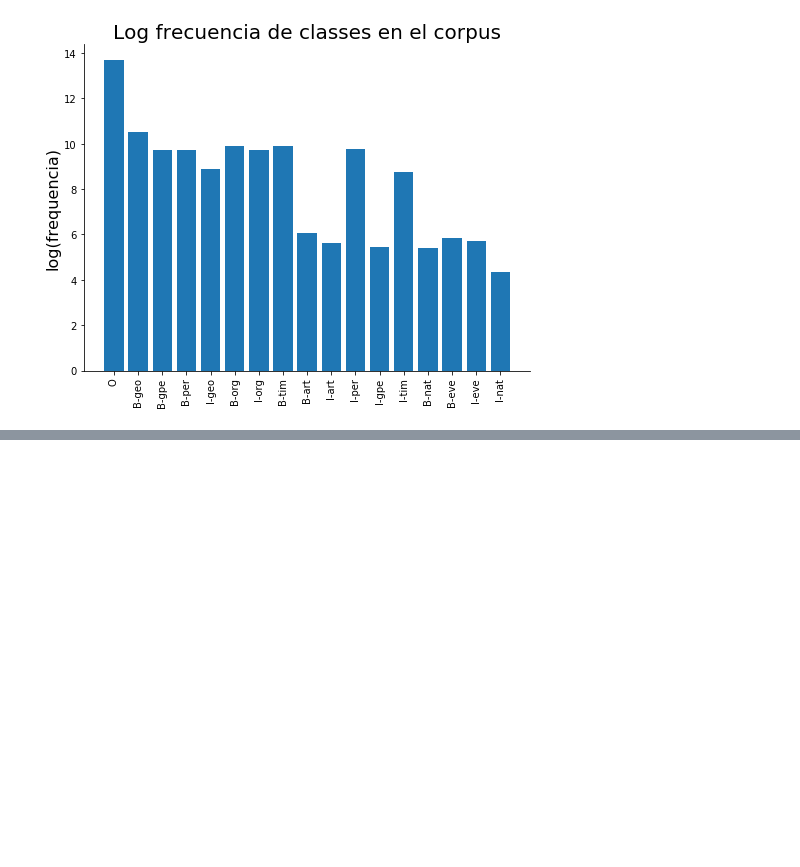
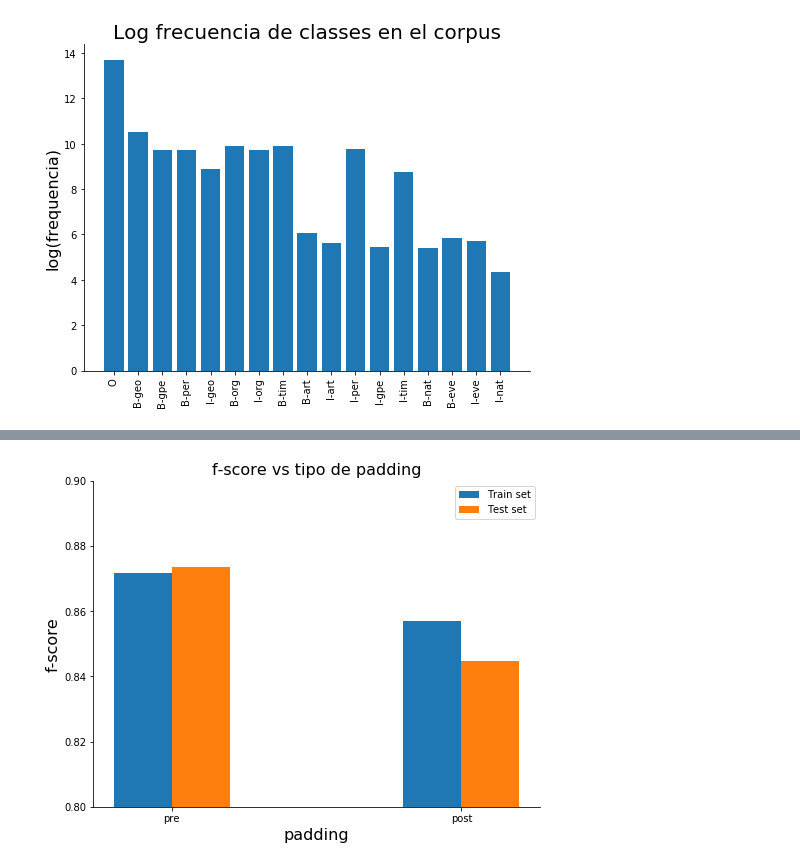
Before and after one commit to Autopawn/ann-tarea3, a Jupyter notebook: tarea3_parte1.ipynb, the cells around one changed output, grey strips where cells are left out. Cells and saved outputs as stored; diff of their text form; code cells hidden in the pictures; blank space fills up the shorter version.

```diff
--- a/tarea3_parte1.ipynb
+++ b/tarea3_parte1.ipynb
@@ -40,4 +40,17 @@ df_ner
 | 1050793 | 1048573 | the | attack | with | IN | lowercase | with | ... |
 | 1050794 | 1048574 | attack | with | machine-gun | JJ | contains-hyphen | machine-gun | ... |
 1050794 rows × 25 columns
+# %%
+def plot_frame(title,xlabel,ylabel):
+    plt.figure(figsize=(8,6))
+    ax =plt.subplot(111)
+
+    #plt.plot(recall)
+    ax.spines["top"].set_visible(False)
+    ax.spines["right"].set_visible(False)
+    plt.xlabel(xlabel,fontsize=16)
+    plt.ylabel(ylabel,fontsize=16)
+    plt.title(title,fontsize=16)
+    ax.get_xaxis().tick_bottom()
+    ax.get_yaxis().tick_left()
 # %% [markdown]
@@ -341,0 +368,14 @@ i) Algunos autores señalan la importante dependencia que existe en texto, no so
+# %%
+f = np.loadtxt('f.txt')
+# %%
+plot_frame('f-score vs tipo de padding','padding','f-score')
+labels = ['pre','post']
+placement = np.array([0,1])
+plt.bar(placement-0.1, [f[3],f[2]], width=0.2, label='Train set')
+plt.bar(placement+0.1, [f[0],f[1]], width=0.2, label='Test set')
+plt.bar(labels, [0,0], width=0.2, align='center')
+plt.ylim(0.8,0.9)
+plt.legend()
+plt.show()
+# %% [output]
+[figure, added]
```
Also changed, not shown: parts of 127 cells of this notebook, 2 other files.
